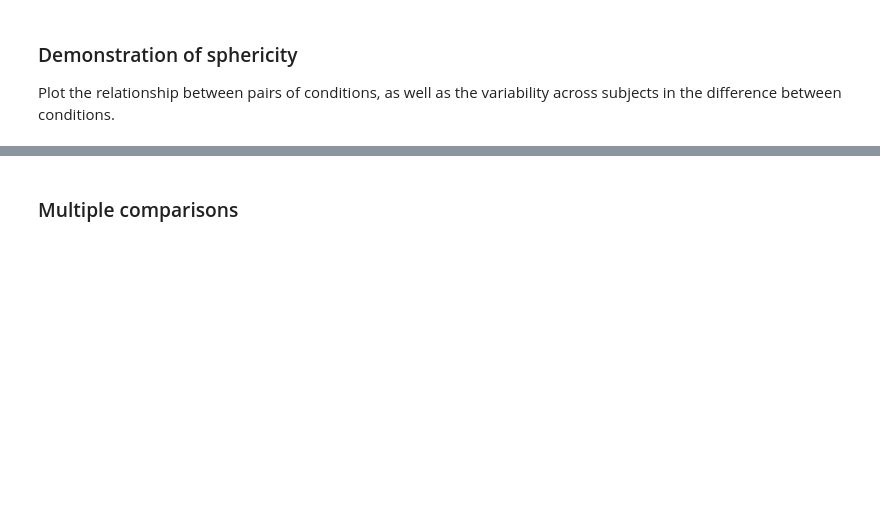
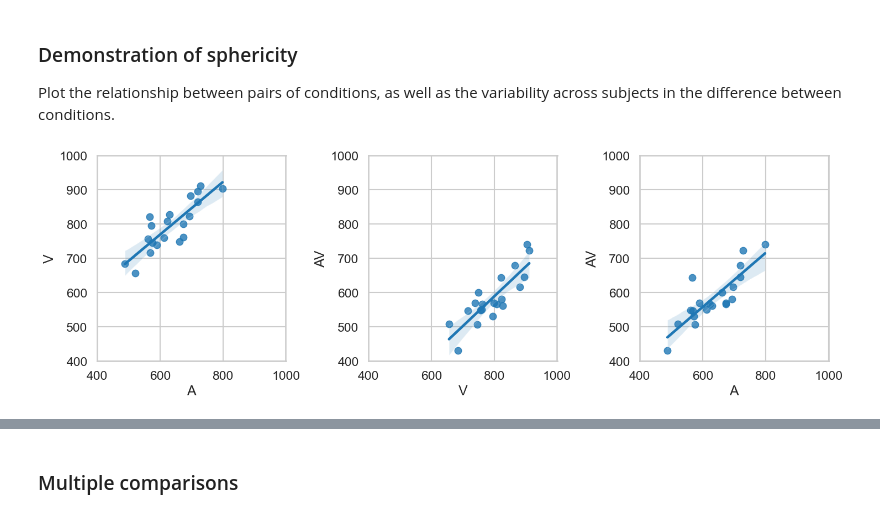
Before and after one commit to natezuk/stats-visualizations, a Jupyter notebook: anova_lectures_2024/rm_anova_AV.ipynb, the cells around one changed output, grey strips where cells are left out. Cells and saved outputs as stored; diff of their text form; code cells hidden in the pictures; blank space fills up the shorter version.

```diff
--- a/anova_lectures_2024/rm_anova_AV.ipynb
+++ b/anova_lectures_2024/rm_anova_AV.ipynb
@@ -147,3 +147,20 @@ plt.show()
 # %% [markdown]
 ### Demonstration of sphericity
 Plot the relationship between pairs of conditions, as well as the variability across subjects in the difference between conditions.
+# %%
+# Make three plots showing the correlations between pairs of conditions
+paired_cond = df.pivot(columns='Condition',values='Response time',index='Subject')
+fig, axes = plt.subplots(1, 3, figsize=(15,5))
+sns.regplot(x='A', y='V', data=paired_cond, ax=axes[0])
+sns.regplot(x='V', y='AV', data=paired_cond, ax=axes[1])
+sns.regplot(x='A', y='AV', data=paired_cond, ax=axes[2])
+
+# Set to the same axes
+for n in range(3):
+    axes[n].set_xlim(400,1000)
+    axes[n].set_ylim(400,1000)
+
+plt.tight_layout()
+plt.show()
+# %% [output]
+[figure, added]
```
Also changed, not shown: parts of 1 cell of this notebook.
